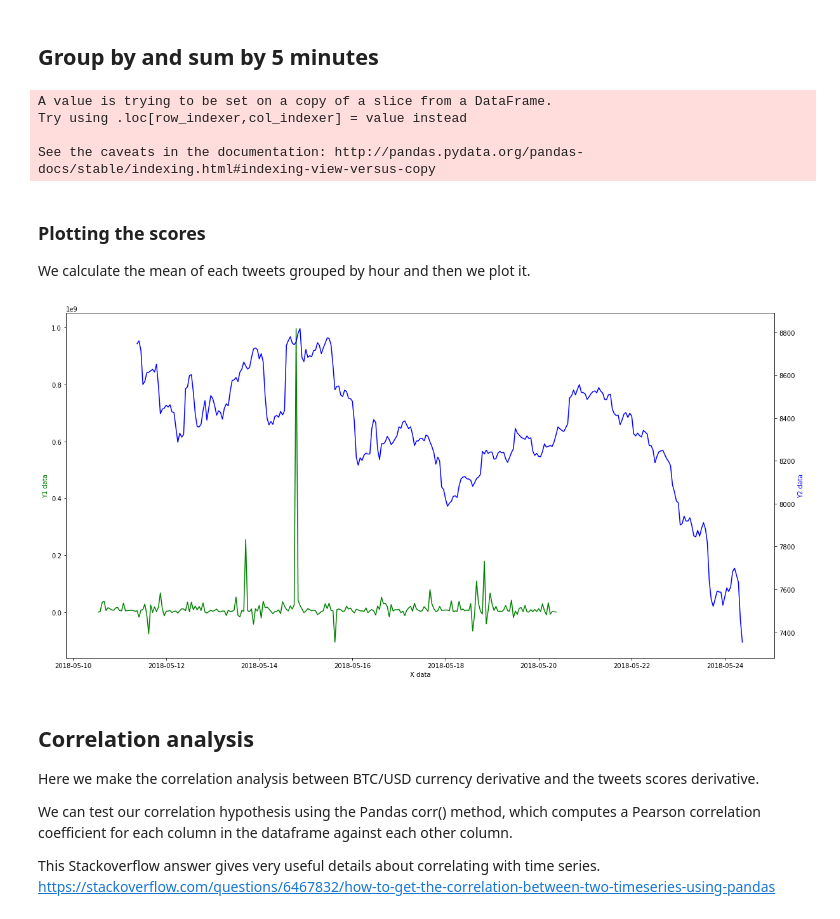
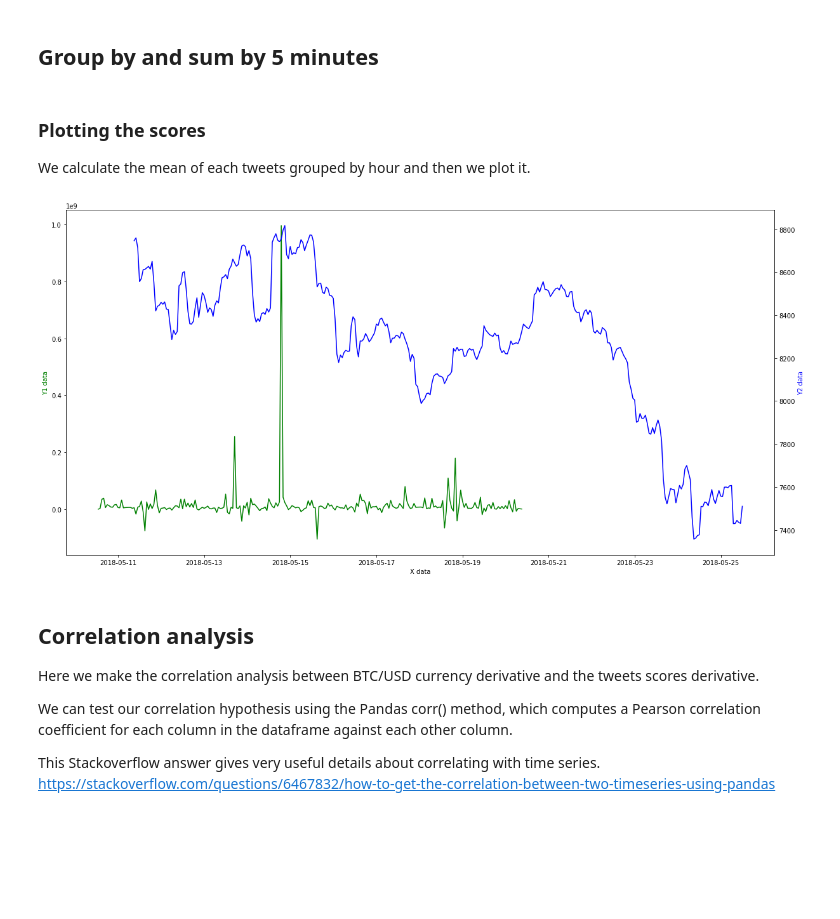
Before and after one commit to Drabble/TwitterSentimentAndCryptocurrencies, a Jupyter notebook: TwitterSentimentAndCryptocurrencies.ipynb, the cells around one changed output. Saved outputs shown, nothing was run; the diff lists cells and outputs as text; code cells hidden in the pictures; blank space fills up the shorter version.

```diff
--- a/TwitterSentimentAndCryptocurrencies.ipynb
+++ b/TwitterSentimentAndCryptocurrencies.ipynb
@@ -28,7 +48,7 @@ from tqdm import tnrange, tqdm_notebook, tqdm
 ## Load the datasets
 We read the data generated from two other notebooks, TwitterExtraction and CryptoCurrencyExtraction. The data is stored in 2 CSV files. The first one contains around 430'000 tweets all related to the Bitcoin on a period of 10 days between the 10.05.2018 and the 20.05.2018. The second dataset contains the historical data of the exchange rate between Bitcoin and USD over the same period of time.
 # %%
-tweets = pd.read_csv('tweets_clean.csv')
+tweets = pd.read_csv(tweets_clean_file)
 
 # Drop duplicate tweets
 print('tweet shape before droping duplicates', tweets.shape)
@@ -50,24 +70,19 @@ duplicates removed 5124
 | 3 | 998140749114888192 | RT : GIN CASH early backers bount... | Tan Booking | 186 | 4125 | 0 | Sun May 20 09:57:53 +0000 2018 |
 | 4 | 998140746493505536 | RT : PO8 CMO Raul Vasquez and ICO... | gospetig | 23 | 469 | 0 | Sun May 20 09:57:53 +0000 2018 |
 # %%
-CRYPTO_FOLDER = "data/crypto/BTC"
 crypto_files = glob.glob(f"{CRYPTO_FOLDER}/*.csv")
 dfs = []
 for file in crypto_files:
     dfs.append(pd.read_csv(file))
-df_btc = pd.concat(dfs)
-df_btc = df_btc.sort_values(by=['time'])
+crypto_usd = pd.concat(dfs)
+crypto_usd = crypto_usd.sort_values(by=['time'])
 
-df_btc.shape
-
-#btc_usd = pd.read_csv('data/crypto/BTC/2018-05-11 11-55-00~2018-05-18 10-29-00.csv')
-btc_usd = df_btc
 # Drop duplicates
-print('bitcoin shape before droping duplicates', btc_usd.shape)
-duplicates_removed = btc_usd.shape[0]
-btc_usd = btc_usd.drop_duplicates(subset=['time'])
-print('bitcoin shape after droping duplicates', btc_usd.shape)
-duplicates_removed -= btc_usd.shape[0]
+print('bitcoin shape before droping duplicates', crypto_usd.shape)
+duplicates_removed = crypto_usd.shape[0]
+crypto_usd = crypto_usd.drop_duplicates(subset=['time'])
+print('bitcoin shape after droping duplicates', crypto_usd.shape)
+duplicates_removed -= crypto_usd.shape[0]
 print('duplicates removed', duplicates_removed)
-btc_usd.head(5)
+crypto_usd.head(5)
 # %% [output]
@@ -161,36 +173,31 @@ tweets.index = tweets['CreatedAt']
 
 tweets_grouped = tweets.groupby(pd.TimeGrouper('1h'))['Scores'].sum()
 
-btc_usd['time'] = pd.to_datetime(btc_usd['time'], unit='s')
-btc_usd.index = btc_usd['time']
+crypto_usd['time'] = pd.to_datetime(crypto_usd['time'], unit='s')
+crypto_usd.index = crypto_usd['time']
 
-btc_usd_grouped = btc_usd.groupby(pd.TimeGrouper('1h'))['close'].mean()
+crypto_usd_grouped = crypto_usd.groupby(pd.TimeGrouper('1h'))['close'].mean()
-# %% [output]
-A value is trying to be set on a copy of a slice from a DataFrame.
-Try using .loc[row_indexer,col_indexer] = value instead
-
-See the caveats in the documentation: http://pandas.pydata.org/pandas-docs/stable/indexing.html#indexing-view-versus-copy
 # %% [markdown]
 ### Plotting the scores
 We calculate the mean of each tweets grouped by hour and then we plot it.
 # %%
 #
 #plt.plot_date(tweets_grouped.index, tweets_grouped, ls='-', marker='o')
-#plt.plot_date(btc_usd_grouped.index, btc_usd_grouped, ls='-', marker='o')
+#plt.plot_date(crypto_usd_grouped.index, crypto_usd_grouped, ls='-', marker='o')
 #plt.show()
 
 fig, ax1 = plt.subplots(figsize=(20,10))
 
 ax2 = ax1.twinx()
 ax1.plot_date(tweets_grouped.index, tweets_grouped, 'g-')
-ax2.plot_date(btc_usd_grouped.index, btc_usd_grouped, 'b-')
+ax2.plot_date(crypto_usd_grouped.index, crypto_usd_grouped, 'b-')
 
 ax1.set_xlabel('X data')
 ax1.set_ylabel('Y1 data', color='g')
 ax2.set_ylabel('Y2 data', color='b')
 plt.show()
 # %% [output]
-[figure, old version]
+[figure, new version]
 # %% [markdown]
 ## Correlation analysis
 Here we make the correlation analysis between BTC/USD currency derivative and the tweets scores derivative.
```
Also changed, not shown: parts of 12 cells of this notebook, 15 other files.
